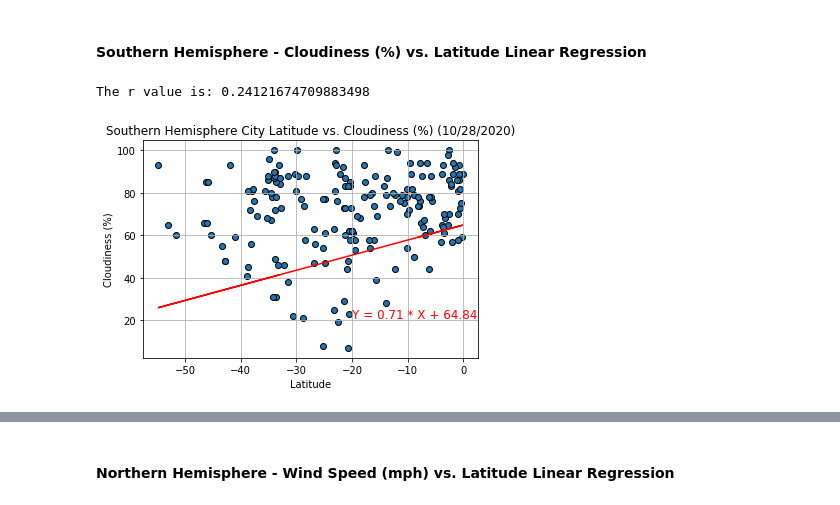
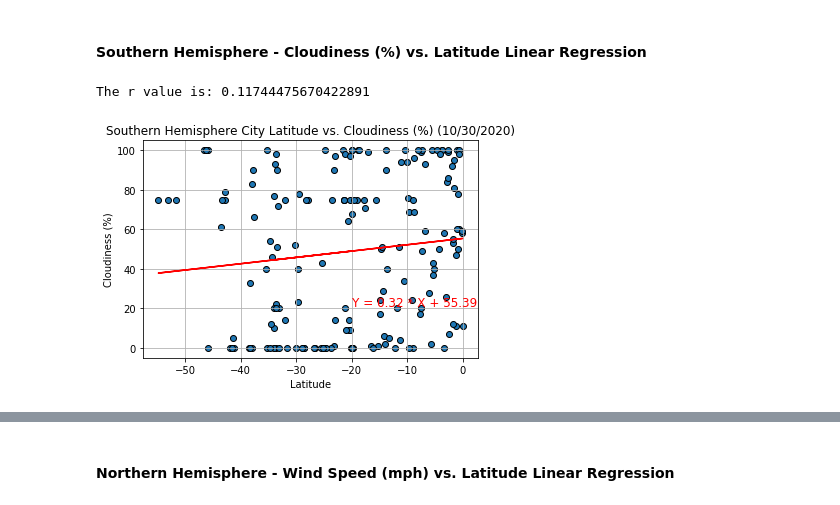
Before and after one commit to mgood13/python-api-challenge, a Jupyter notebook: WeatherPy/WeatherPy.ipynb, the cells around one changed output, grey strips where cells are left out. Drawn from its saved outputs; the diff is of its cells as text; code cells hidden in the pictures.

```diff
--- a/WeatherPy/WeatherPy.ipynb
+++ b/WeatherPy/WeatherPy.ipynb
@@ -373,20 +385,20 @@ The r value is: 0.10040732136746411
 # %%
 (slope, intercept, rvalue, pvalue, stderr) = linregress(south_df['Lat'],south_df['Cloudiness'])
 yvals = round(slope,2) * south_df['Lat'] + round(intercept,2)
 
 line_name = 'Y = ' + str(round(slope,2)) + ' * X' + ' + ' + str(round(intercept,2))
 
 
 print('The r value is: ' + str(abs(rvalue)))
 
-plt.scatter(south_df['Lat'],south_df['Humidity'],edgecolors = 'black')
+plt.scatter(south_df['Lat'],south_df['Cloudiness'],edgecolors = 'black')
 plt.plot(south_df['Lat'],yvals,color = 'red')
 plt.grid()
 plt.xlabel('Latitude')
 plt.ylabel('Cloudiness (%)')
 plt.title('Southern Hemisphere City Latitude vs. Cloudiness (%) ' + date)
 plt.annotate(line_name, (-20,21),fontsize=12,color="red")
 plt.show()
 # %% [output]
-The r value is: 0.24121674709883498
+The r value is: 0.11744475670422891
-[figure, old version]
+[figure, new version]
```
Also changed, not shown: parts of 20 cells of this notebook, 1 other file.
